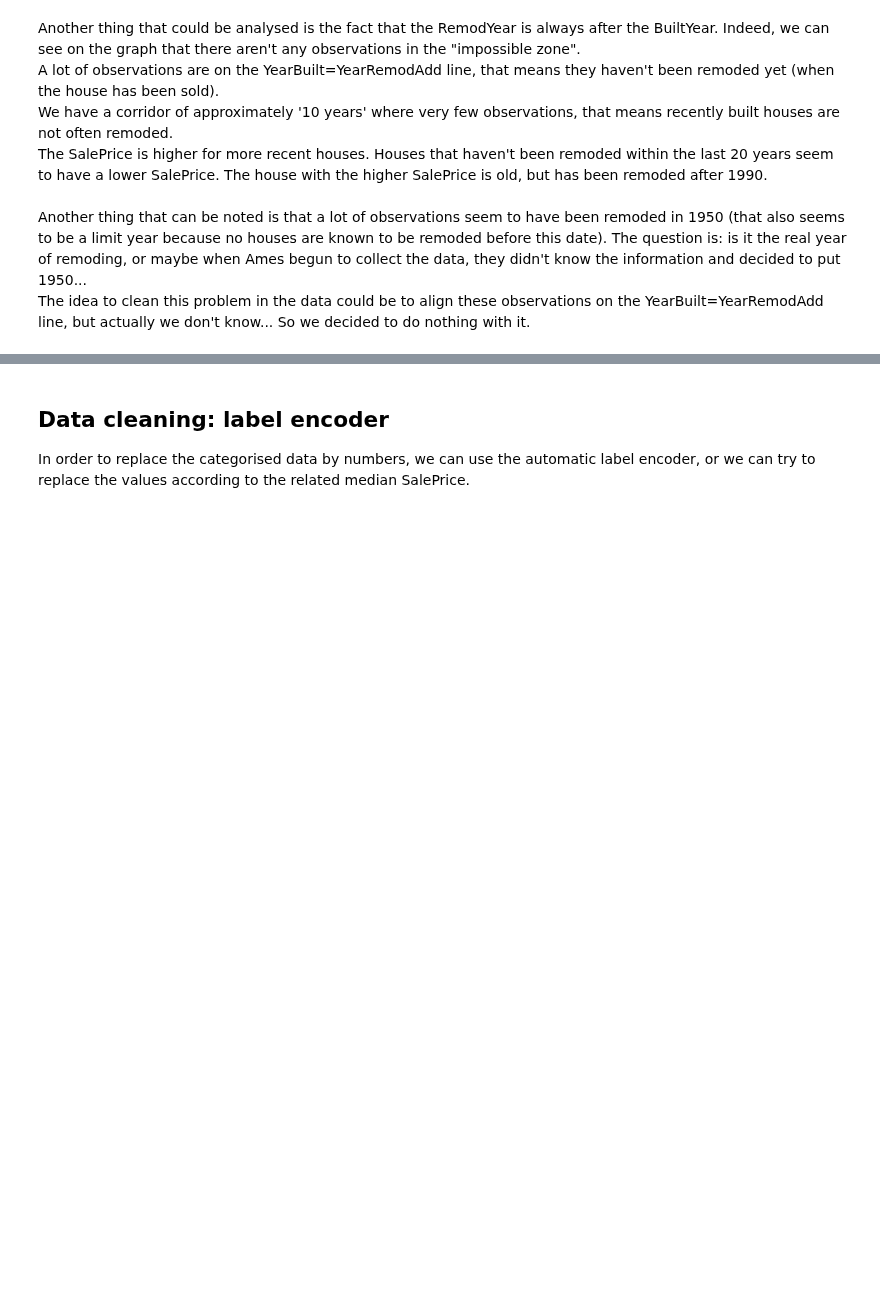
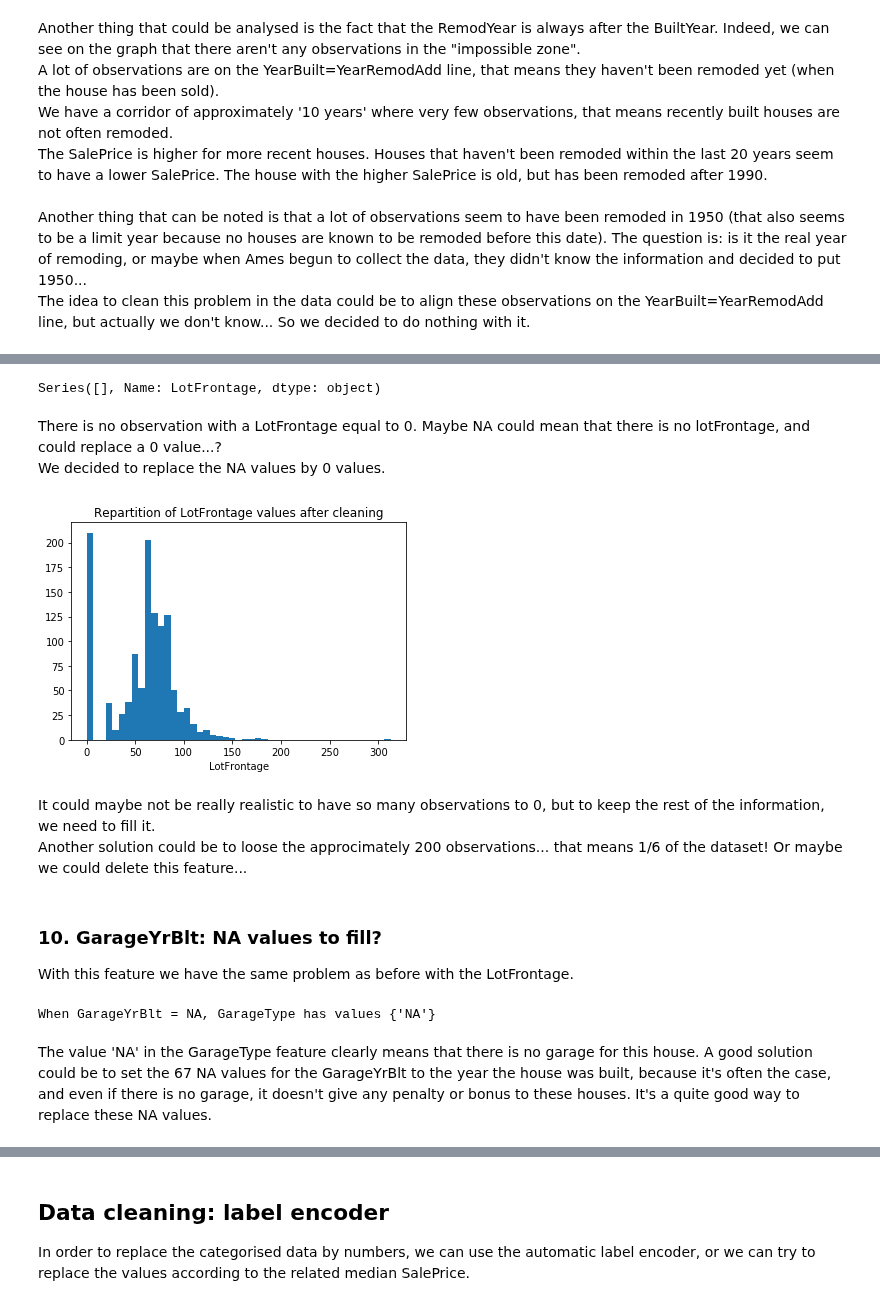
Before and after one commit to Gadiben/AML2018, a Jupyter notebook: Notebooks/challenges/Propre-DataStats.ipynb, the cells around one changed output, grey strips where cells are left out. Drawn from its saved outputs; the diff is of its cells as text; code cells hidden in the pictures; blank space fills up the shorter version.

```diff
--- a/Notebooks/challenges/Propre-DataStats.ipynb
+++ b/Notebooks/challenges/Propre-DataStats.ipynb
@@ -548,0 +561,36 @@ The idea to clean this problem in the data could be to align these observations
+# %%
+print(pdAllData_Categ.LotFrontage.loc[pdAllData_Categ.LotFrontage == str(0)])
+# %% [output]
+Series([], Name: LotFrontage, dtype: object)
+# %% [markdown]
+There is no observation with a LotFrontage equal to 0. Maybe NA could mean that there is no lotFrontage, and could replace a 0 value...?
+<br>
+We decided to replace the NA values by 0 values.
+# %%
+def cleanLotFrontage(data):
+    #Replace the NA values by 0 values and transform the type to int64
+    cleaned_data = data.replace({'LotFrontage':{'NA': '0'}}).astype({'LotFrontage':'int64'})
+    return cleaned_data
+# %%
+cleaned_lotFrontage_data = cleanLotFrontage(pdAllData_Categ)
+
+plt.hist(cleaned_lotFrontage_data.LotFrontage, bins='auto')
+plt.xlabel('LotFrontage')
+plt.title('Repartition of LotFrontage values after cleaning')
+plt.show()
+# %% [output]
+[figure, added]
+# %% [markdown]
+It could maybe not be really realistic to have so many observations to 0, but to keep the rest of the information, we need to fill it.
+<br>
+Another solution could be to loose the approcimately 200 observations... that means 1/6 of the dataset! Or maybe we could delete this feature...
+# %% [markdown]
+### 10. GarageYrBlt: NA values to fill?
+
+With this feature we have the same problem as before with the LotFrontage.
+# %%
+print('When GarageYrBlt = NA, GarageType has values',set(pdAllData_Categ[pdAllData_Categ.apply(lambda x: x.GarageYrBlt=='NA',axis=1)].GarageType.values))
+# %% [output]
+When GarageYrBlt = NA, GarageType has values {'NA'}
+# %% [markdown]
+The value 'NA' in the GarageType feature clearly means that there is no garage for this house. A good solution could be to set the 67 NA values for the GarageYrBlt to the year the house was built, because it's often the case, and even if there is no garage, it doesn't give any penalty or bonus to these houses. It's a quite good way to replace these NA values.
```
Also changed, not shown: parts of 10 cells of this notebook.
